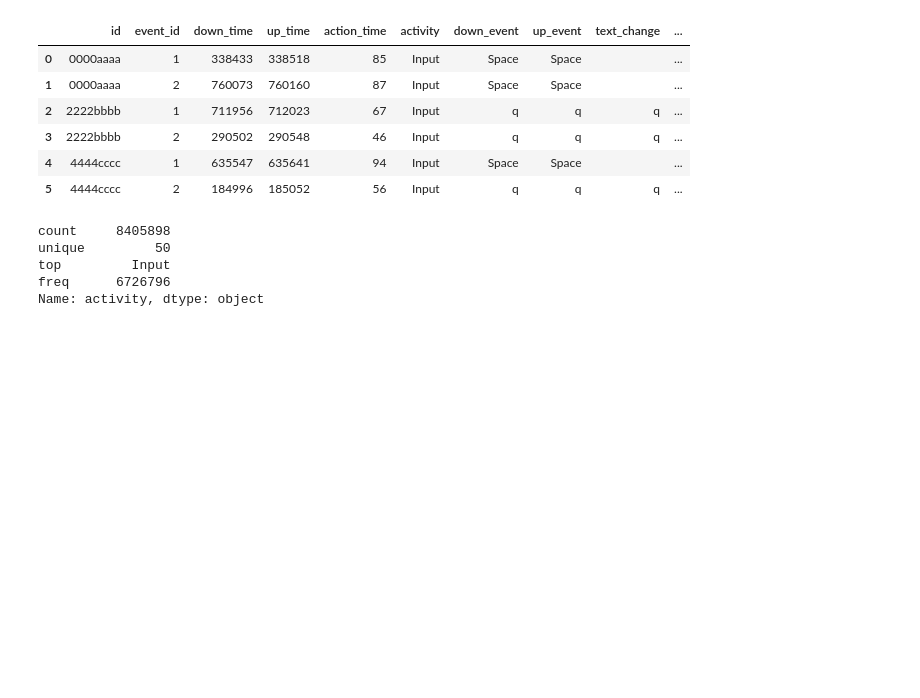
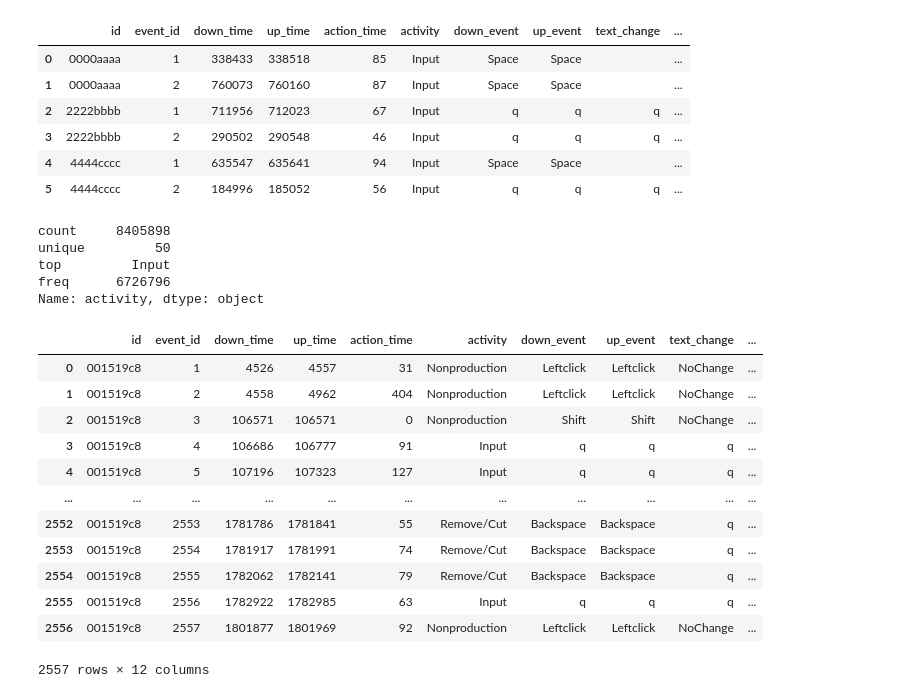
Before and after one commit to mrrkdas/LWPWP-Kaggle, a Jupyter notebook: DataPrep.ipynb, the cells around one changed output. Saved outputs shown, nothing was run; the diff lists cells and outputs as text; code cells hidden in the pictures; blank space fills up the shorter version.

```diff
--- a/DataPrep.ipynb
+++ b/DataPrep.ipynb
@@ -200,3 +200,19 @@ unique         50
 top         Input
 freq      6726796
 Name: activity, dtype: object
+# %%
+train_data[train_data["id"]=="001519c8"]
+# %% [output]
+|  | id | event_id | down_time | up_time | action_time | activity | down_event | up_event | text_change | ... |
+| 0 | 001519c8 | 1 | 4526 | 4557 | 31 | Nonproduction | Leftclick | Leftclick | NoChange | ... |
+| 1 | 001519c8 | 2 | 4558 | 4962 | 404 | Nonproduction | Leftclick | Leftclick | NoChange | ... |
+| 2 | 001519c8 | 3 | 106571 | 106571 | 0 | Nonproduction | Shift | Shift | NoChange | ... |
+| 3 | 001519c8 | 4 | 106686 | 106777 | 91 | Input | q | q | q | ... |
+| 4 | 001519c8 | 5 | 107196 | 107323 | 127 | Input | q | q | q | ... |
+| ... | ... | ... | ... | ... | ... | ... | ... | ... | ... | ... |
+| 2552 | 001519c8 | 2553 | 1781786 | 1781841 | 55 | Remove/Cut | Backspace | Backspace | q | ... |
+| 2553 | 001519c8 | 2554 | 1781917 | 1781991 | 74 | Remove/Cut | Backspace | Backspace | q | ... |
+| 2554 | 001519c8 | 2555 | 1782062 | 1782141 | 79 | Remove/Cut | Backspace | Backspace | q | ... |
+| 2555 | 001519c8 | 2556 | 1782922 | 1782985 | 63 | Input | q | q | q | ... |
+| 2556 | 001519c8 | 2557 | 1801877 | 1801969 | 92 | Nonproduction | Leftclick | Leftclick | NoChange | ... |
+2557 rows × 12 columns
```
